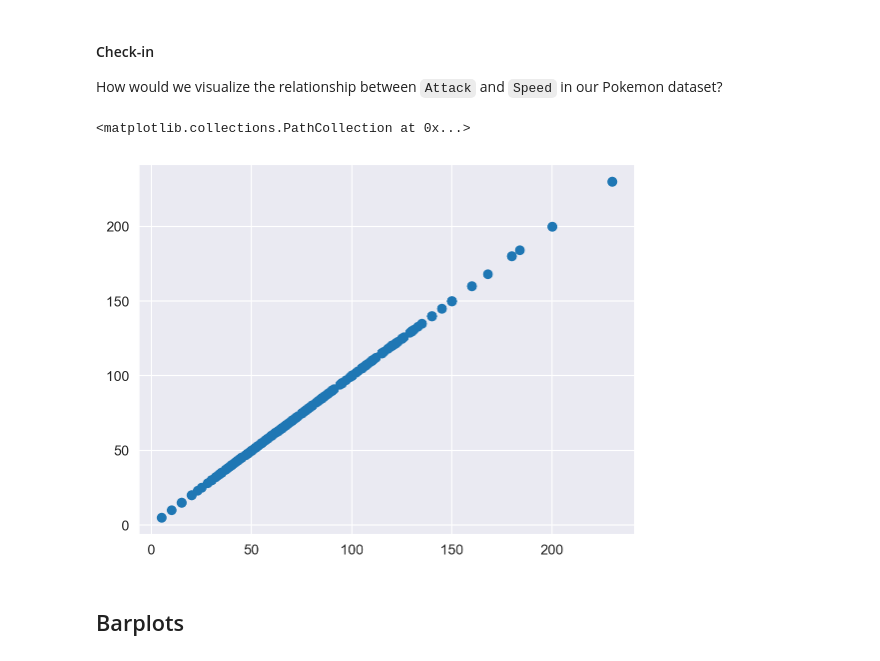
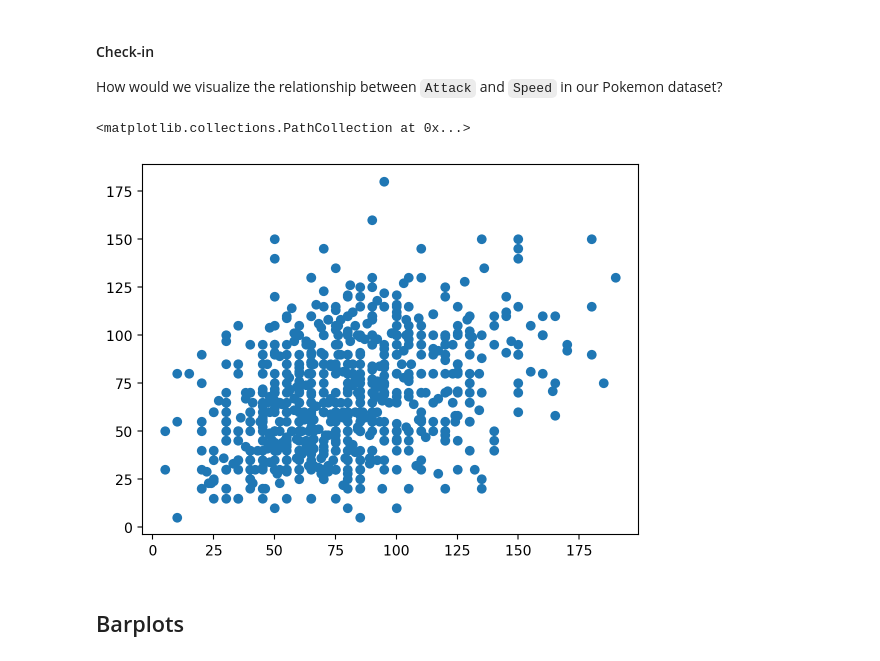
Before and after one commit to Just-Simon-Dev/PG-Descriptive-Statistics, a Jupyter notebook: report-4/Exercise5.ipynb, the cells around one changed output. Drawn from its saved outputs; the diff is of its cells as text; code cells hidden in the pictures.

```diff
--- a/report-4/Exercise5.ipynb
+++ b/report-4/Exercise5.ipynb
@@ -342,10 +343,10 @@ plt.scatter(x, y, alpha = .6);
 
 How would we visualize the relationship between `Attack` and `Speed` in our Pokemon dataset?
 # %%
-plt.scatter(df_pokemon['Defense'], df_pokemon['Defense'])
+plt.scatter(df_pokemon['Attack'], df_pokemon['Speed'])
 # %% [output]
 <matplotlib.collections.PathCollection at 0x...>
-[figure, old version]
+[figure, new version]
 # %% [markdown]
 ## Barplots
 # %% [markdown]
```
Also changed, not shown: parts of 17 cells of this notebook, 31 other files.
